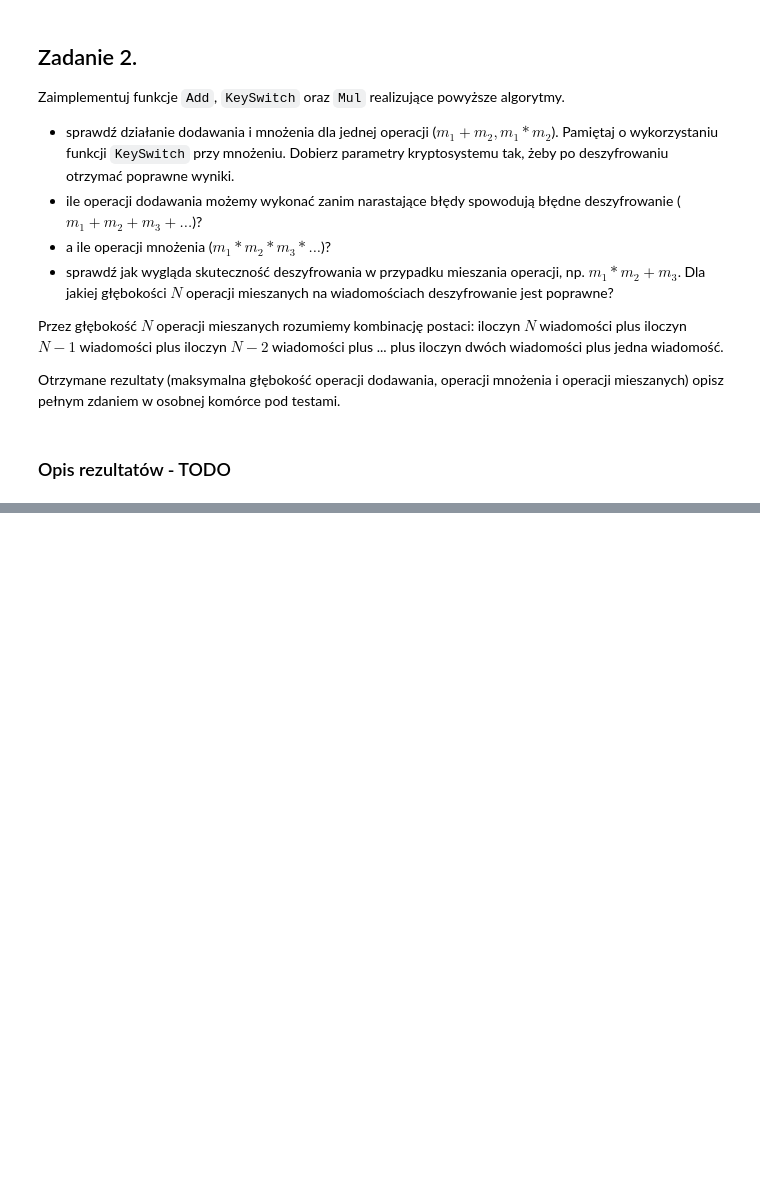
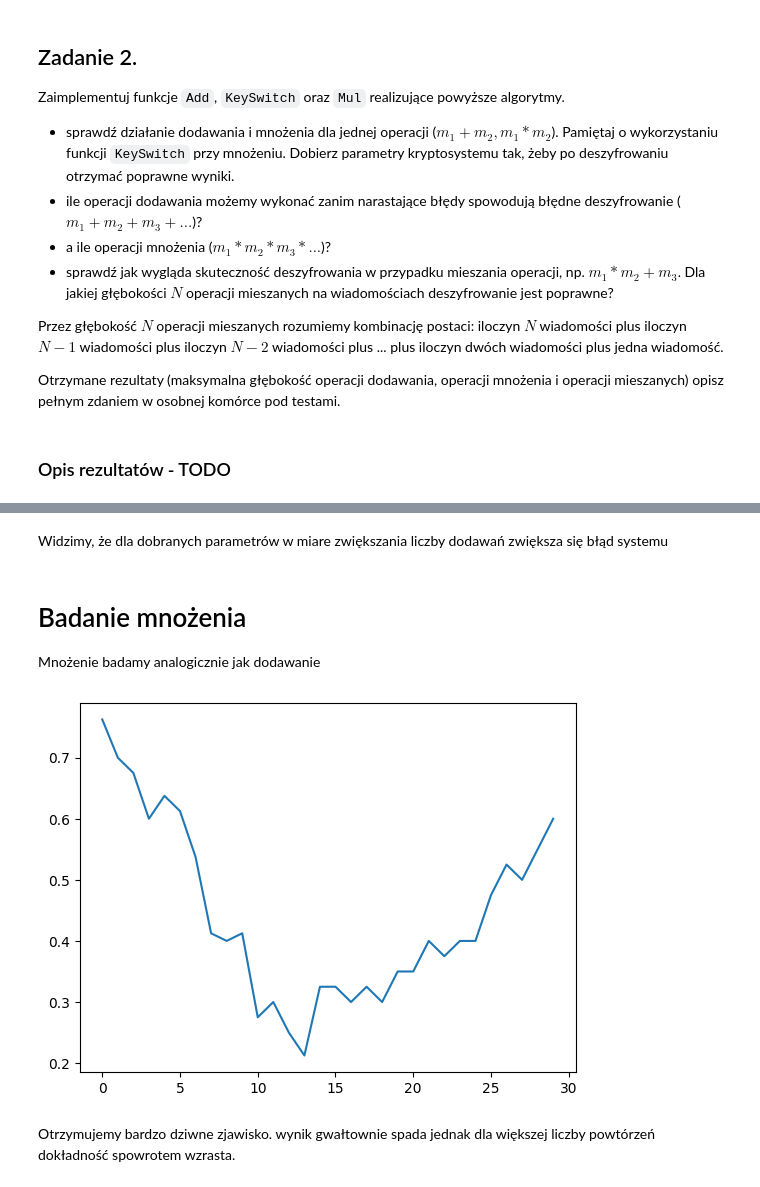
Before and after one commit to my-alaska/cryptography-in-data-analysis, a Jupyter notebook: HOMOMORPHIC_ENCRYPTION/FHE_lab_02.ipynb, the cells around one changed output, grey strips where cells are left out. Drawn from its saved outputs; the diff is of its cells as text; code cells hidden in the pictures; blank space fills up the shorter version.

```diff
--- a/HOMOMORPHIC_ENCRYPTION/FHE_lab_02.ipynb
+++ b/HOMOMORPHIC_ENCRYPTION/FHE_lab_02.ipynb
@@ -162,0 +238,34 @@ kk = key_switch(None,None,c_z)
+# %% [markdown]
+Widzimy, że dla dobranych parametrów w miare zwiększania liczby dodawań zwiększa się błąd systemu
+# %% [markdown]
+# Badanie mnożenia
+
+Mnożenie badamy analogicznie jak dodawanie
+# %%
+N = 30
+n_repeats = 20
+
+scores = []
+for repeat in range(n_repeats):
+    original_mul = Z17(np.random.randint(q,size=n))
+    encrypted_mul = Encrypt(original_mul,pk)
+    scores.append([])
+    for depth in range(1,N+1):
+        original_poly = Z17(np.random.randint(q,size=n))
+        encrypted_poly = Encrypt(original_poly,pk)
+
+        original_mul *= original_poly
+        encrypted_mul = mul_z17(encrypted_mul,encrypted_poly)
+        decrypted_mul = Decrypt(encrypted_mul, sk)
+
+        score = (original_mul.poly == decrypted_mul.poly).sum()/4
+        scores[-1].append(score)
+# %%
+import matplotlib.pyplot as plt
+
+plt.plot(np.mean(scores,0))
+plt.show()
+# %% [output]
+[figure, added]
+# %% [markdown]
+Otrzymujemy bardzo dziwne zjawisko. wynik gwałtownie spada jednak dla większej liczby powtórzeń dokładność spowrotem wzrasta.
```
Also changed, not shown: parts of 13 cells of this notebook, 1 other file.
